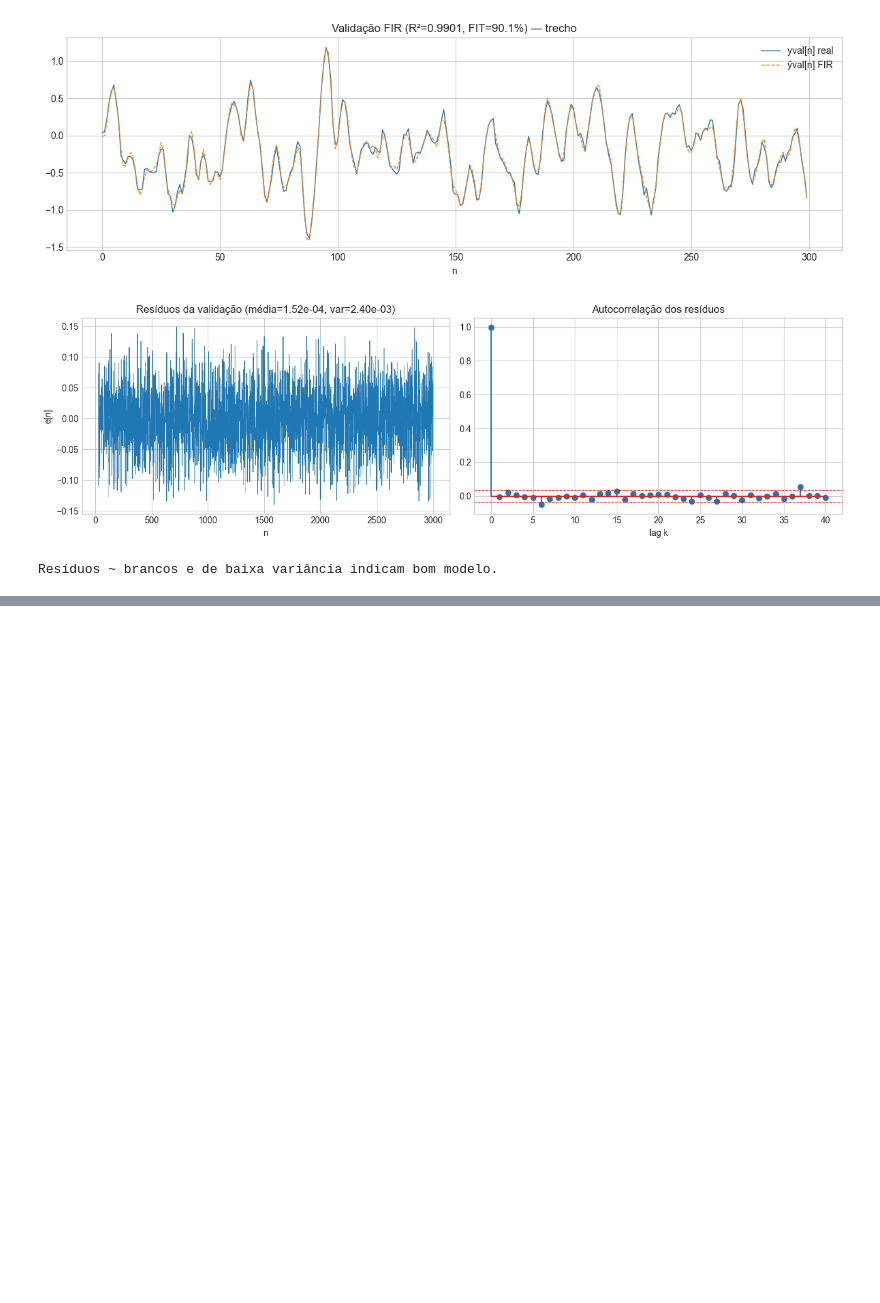
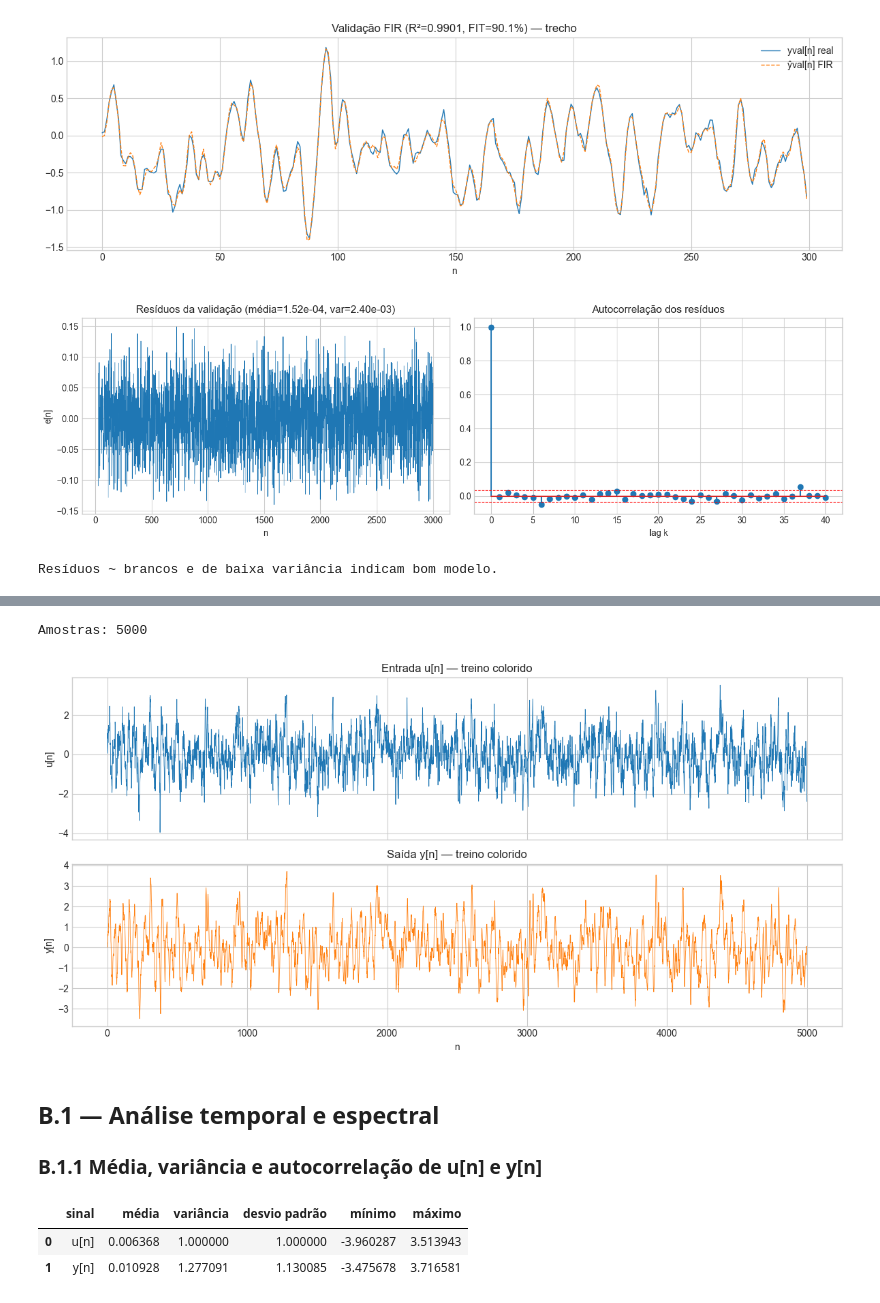
Before and after one commit to Jakson-Almeida/stochastic_processes, a Jupyter notebook: notebooks/resolucao_trabalho.ipynb, the cells around one changed output, grey strips where cells are left out. Drawn from its saved outputs; the diff is of its cells as text; code cells hidden in the pictures; blank space fills up the shorter version.

```diff
--- a/notebooks/resolucao_trabalho.ipynb
+++ b/notebooks/resolucao_trabalho.ipynb
@@ -414,0 +429,37 @@ Resíduos ~ brancos e de baixa variância indicam bom modelo.
+# %%
+n_b, u_b, y_b = load_dataset("dados_treino_colorido.csv")
+print(f"Amostras: {len(n_b)}")
+
+fig, axes = plt.subplots(2, 1, figsize=(12, 6), sharex=True)
+axes[0].plot(n_b, u_b, linewidth=0.6)
+axes[0].set_ylabel("u[n]")
+axes[0].set_title("Entrada u[n] — treino colorido")
+axes[1].plot(n_b, y_b, linewidth=0.6, color="C1")
+axes[1].set_ylabel("y[n]")
+axes[1].set_xlabel("n")
+axes[1].set_title("Saída y[n] — treino colorido")
+plt.tight_layout()
+plt.show()
+# %% [output]
+Amostras: 5000
+[figure, added]
+# %% [markdown]
+## B.1 — Análise temporal e espectral
+
+### B.1.1 Média, variância e autocorrelação de u[n] e y[n]
+# %%
+stats_b = pd.DataFrame(
+    {
+        "sinal": ["u[n]", "y[n]"],
+        "média": [u_b.mean(), y_b.mean()],
+        "variância": [u_b.var(), y_b.var()],
+        "desvio padrão": [u_b.std(), y_b.std()],
+        "mínimo": [u_b.min(), y_b.min()],
+        "máximo": [u_b.max(), y_b.max()],
+    }
+)
+stats_b
+# %% [output]
+|  | sinal | média | variância | desvio padrão | mínimo | máximo |
+| 0 | u[n] | 0.006368 | 1.000000 | 1.000000 | -3.960287 | 3.513943 |
+| 1 | y[n] | 0.010928 | 1.277091 | 1.130085 | -3.475678 | 3.716581 |
```
Also changed, not shown: parts of 19 cells of this notebook.
